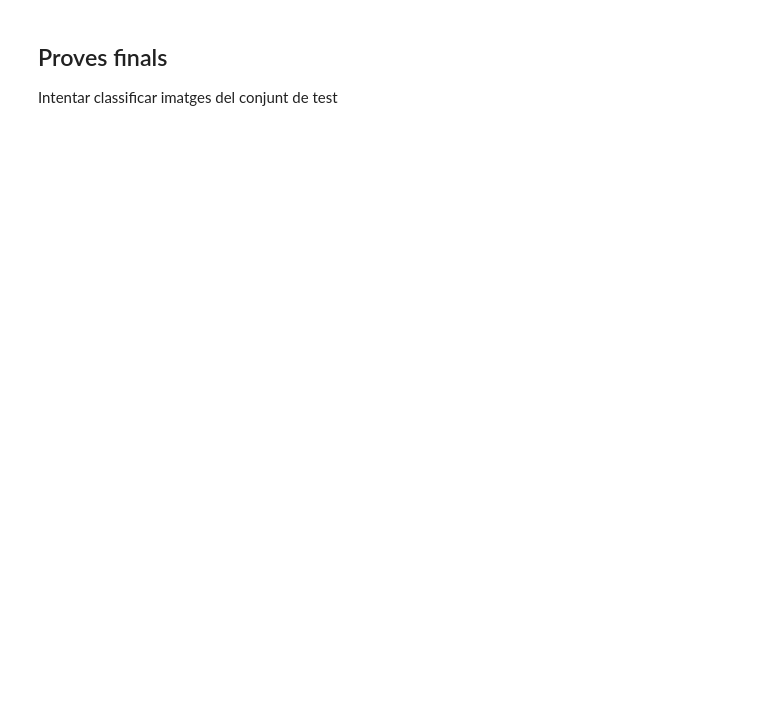
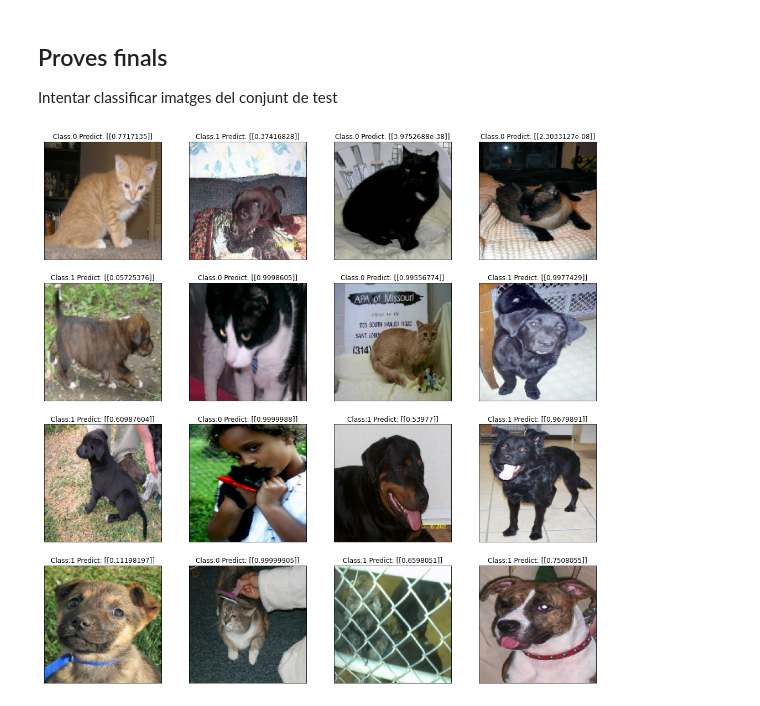
Before and after one commit to lluiscamino/aprenentatge_automatic, a Jupyter notebook: 12_CNN_Transfer/gat_i_gos_CNN_Classe.ipynb, the cells around one changed output. Drawn from its saved outputs; the diff is of its cells as text; code cells hidden in the pictures; blank space fills up the shorter version.

```diff
--- a/12_CNN_Transfer/gat_i_gos_CNN_Classe.ipynb
+++ b/12_CNN_Transfer/gat_i_gos_CNN_Classe.ipynb
@@ -61,4 +105,8 @@ model.summary()
 # %% [markdown]
 ## Compilar el model
+# %%
+model.compile(optimizer='adam', # també podria ser el descens de gradient tradicional
+              loss=tf.keras.losses.BinaryCrossentropy(from_logits=True),
+              metrics=['accuracy'])
 # %%
 history = model.fit(train_ds, epochs=10, validation_data=(validation_ds))
@@ -95,15 +166,17 @@ Intentar classificar imatges del conjunt de test
 # %%
 it_test = validation_ds.as_numpy_iterator()
 
 
-n_images = 8
-figure = plt.figure(figsize=(9, 9))
+n_images = 16
+figure = plt.figure(figsize=(18, 18))
 
 for i in range(n_images):
 
   img_batch = next(it_test)
-  ax = plt.subplot(n_images/2, n_images//2, i + 1)
+  ax = plt.subplot(4, 4, i + 1)
   ax.imshow(img_batch[0][0,:,:,:]/255)
   ax.set_xticks(())
   ax.set_yticks(())
-  ax.set_title( "Class:" +  str(img_batch[1][0]) + " Predict: " + str(int(model.predict(img_batch[0]))))
+  ax.set_title( "Class:" +  str(img_batch[1][0]) + " Predict: " + str(model.predict(img_batch[0])))
+# %% [output]
+[figure, added]
```
Also changed, not shown: parts of 5 cells of this notebook.
